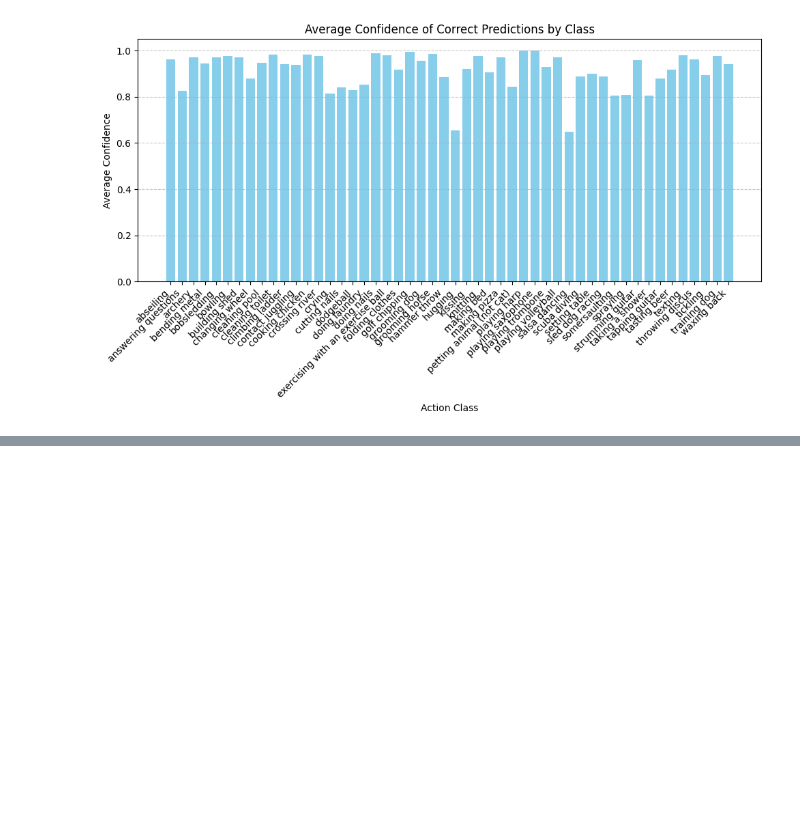
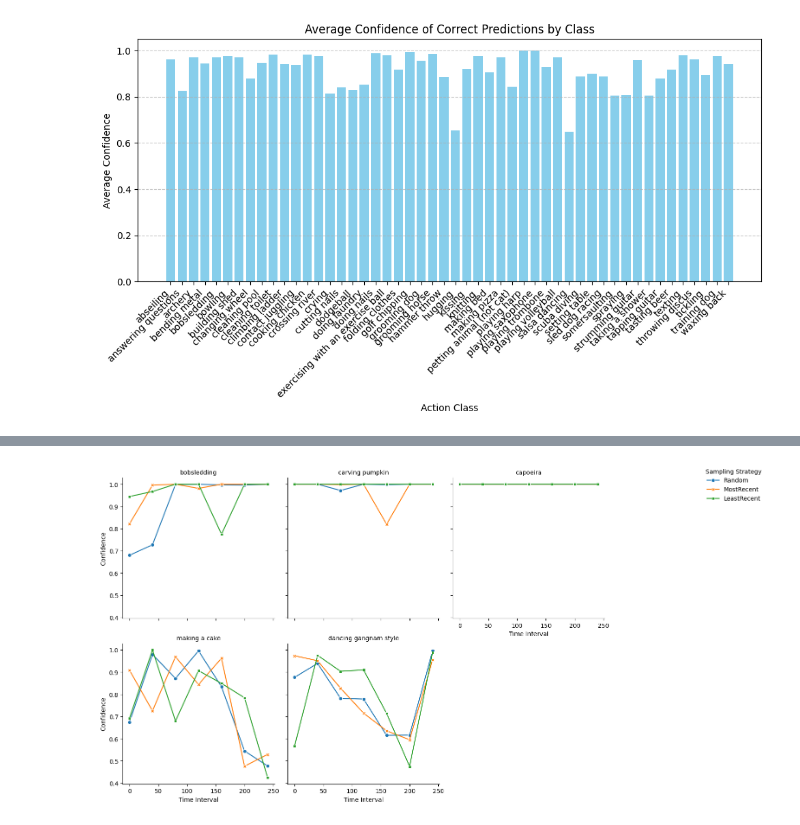
Before and after one commit to sim1029/frame-bandits, a Jupyter notebook: visualizations.ipynb, the cells around one changed output, grey strips where cells are left out. Drawn from its saved outputs; the diff is of its cells as text; code cells hidden in the pictures; blank space fills up the shorter version.

```diff
--- a/visualizations.ipynb
+++ b/visualizations.ipynb
@@ -120,0 +161,13 @@ plt.show()
+# %%
+# Create separate line plots for each sampling strategy
+g = sns.FacetGrid(df_ss, col='class_name', col_wrap=3, height=4)
+g.map_dataframe(sns.lineplot, x='time_interval', y='confidence', hue='sampling_strategy', style='sampling_strategy', markers=True, dashes=False, errorbar=None)
+g.set_axis_labels('Time Interval', 'Confidence')
+g.set_titles('{col_name}')
+
+# Add legend outside the plot
+g.add_legend(title='Sampling Strategy', bbox_to_anchor=(1.05, 1), loc='upper left')
+
+plt.show()
+# %% [output]
+[figure, added]
```
Also changed, not shown: parts of 4 cells of this notebook.
